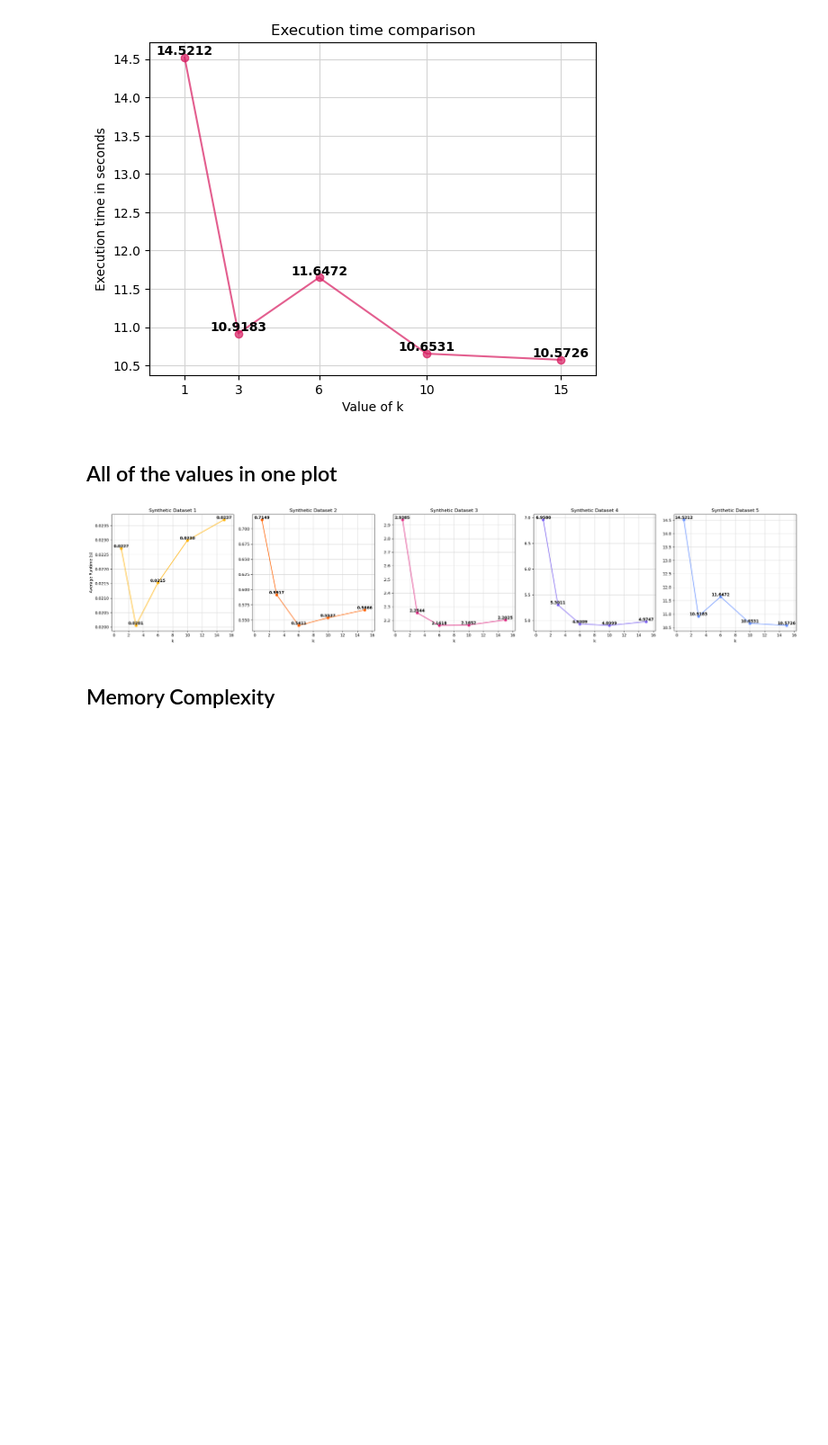
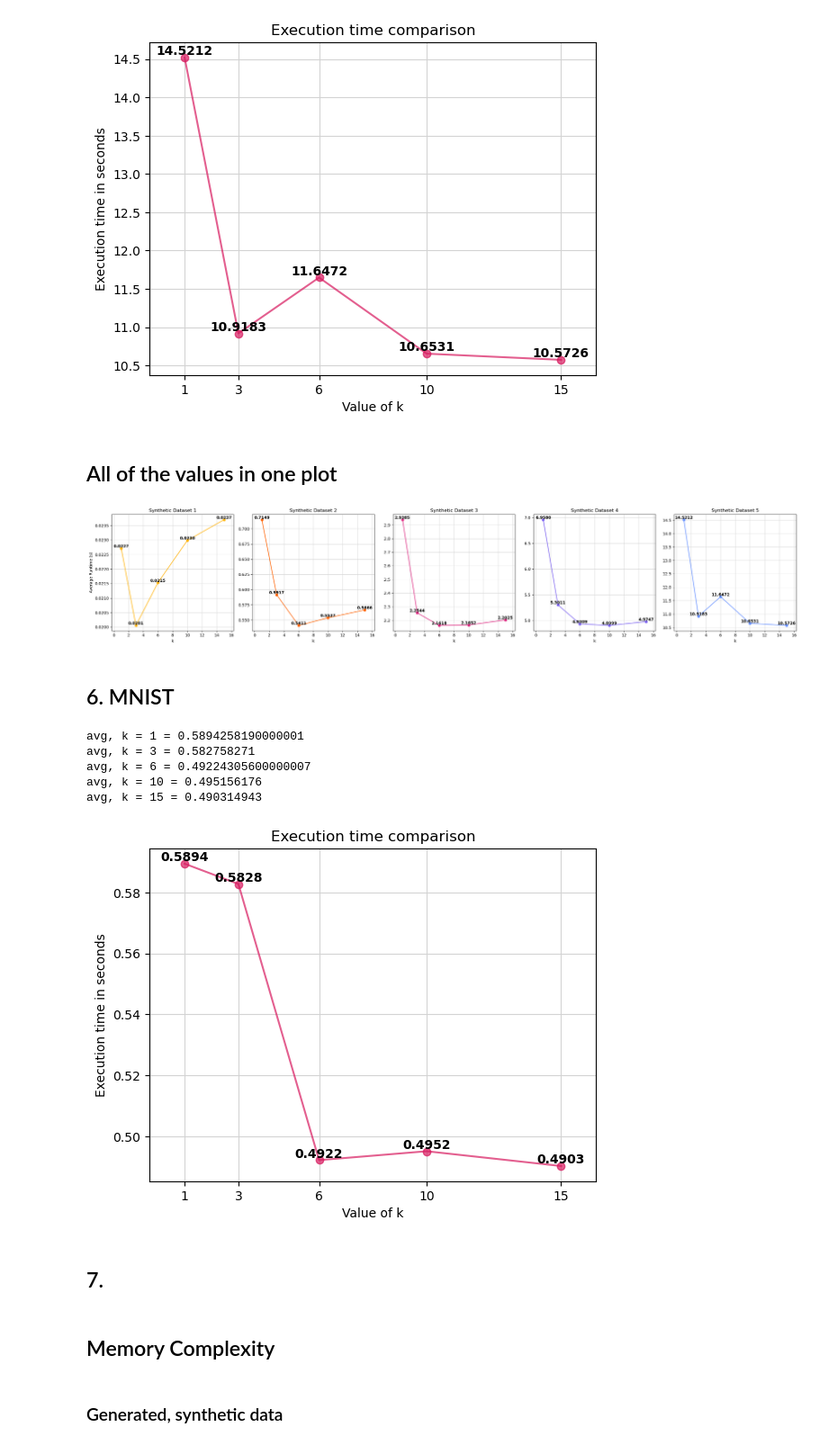
Before and after one commit to niconymanda/knn-chain, a Jupyter notebook: paper_results.ipynb, the cells around one changed output. Shown at 90% size. Cells and saved outputs as stored; diff of their text form; code cells hidden in the pictures; blank space fills up the shorter version.

```diff
--- a/paper_results.ipynb
+++ b/paper_results.ipynb
@@ -185,5 +195,26 @@ plt.tight_layout()
 plt.show()
 # %% [output]
 [figure]
+# %% [markdown]
+## 6. MNIST
+# %%
+mnist = tf.keras.datasets.mnist
+(x_train, y_train), (x_test, y_test) = mnist.load_data()
+x_train, x_test = x_train / 255.0, x_test / 255.0
+n_images = x_train.shape[0]
+X_images = x_train.reshape(n_images, 28, 28)
+X = X_images.reshape(n_images, 28 * 28)
+# %%
+avgs_mnist = record_runtimes(X[:1000], ks, n = 1)
+plot_runtimes(ks, avgs_mnist)
+# %% [output]
+avg, k = 1 = 0.5894258190000001
+avg, k = 3 = 0.582758271
+avg, k = 6 = 0.49224305600000007
+avg, k = 10 = 0.495156176
+avg, k = 15 = 0.490314943
+[figure, added]
+# %% [markdown]
+## 7.
 # %% [markdown]
 ## Memory Complexity
@@ -189,0 +230,2 @@ plt.show()
+# %% [markdown]
+### Generated, synthetic data
```
Also changed, not shown: parts of 10 cells of this notebook.
